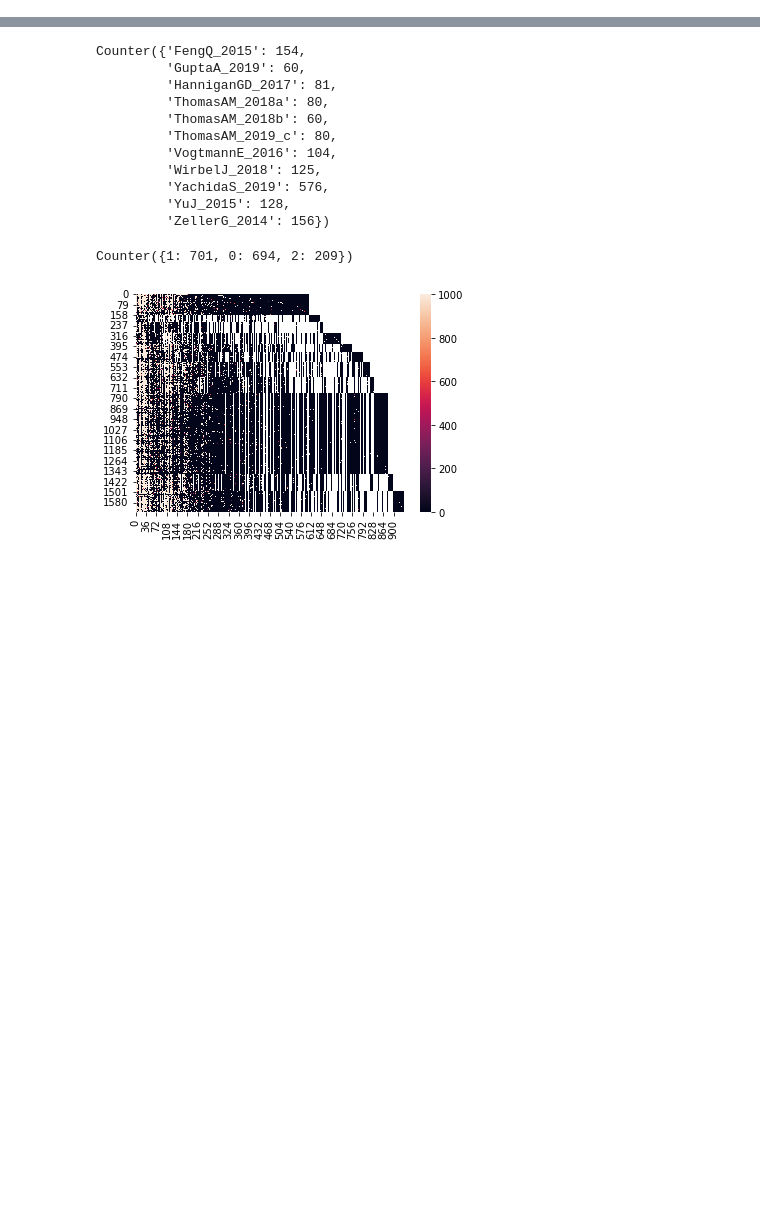
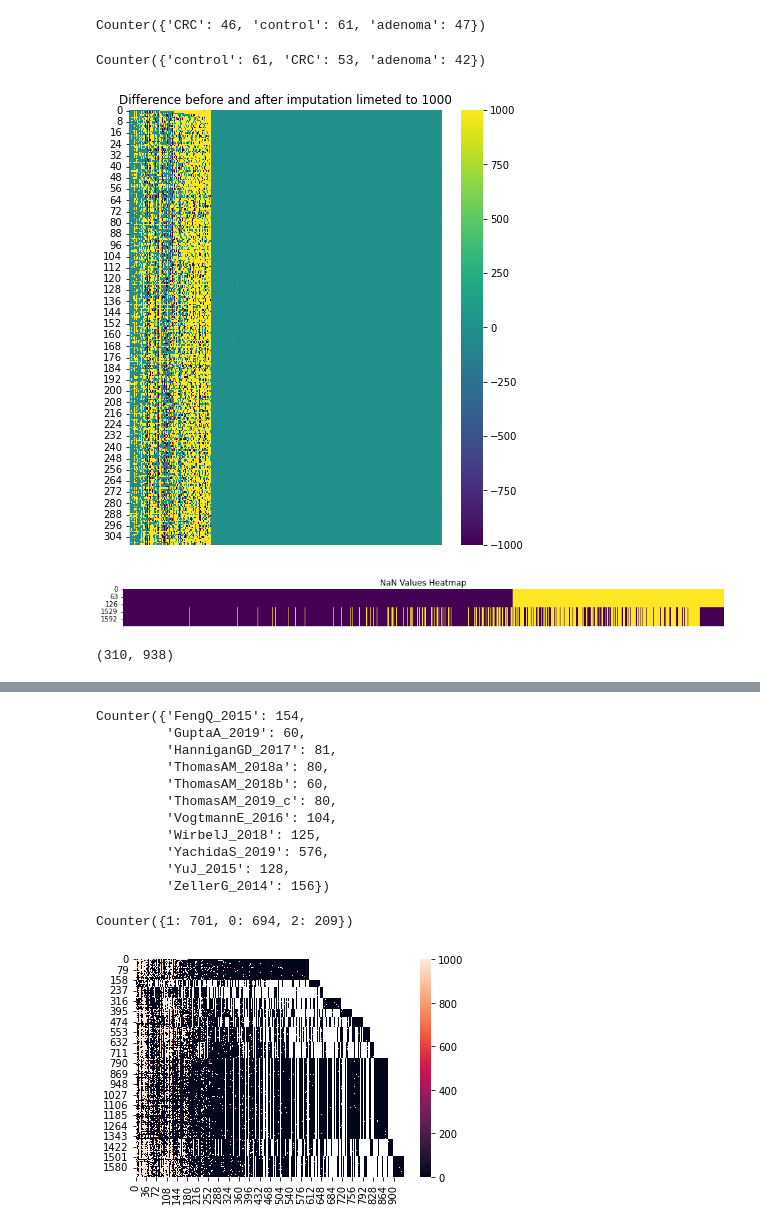
Before and after one commit to ysc12451/curatedMetagenomicDataAnalyses, a Jupyter notebook: vignettes/BasicMethods.ipynb, the cells around one changed output, grey strips where cells are left out. Saved outputs shown, nothing was run; the diff lists cells and outputs as text; code cells hidden in the pictures; blank space fills up the shorter version.

```diff
--- a/vignettes/BasicMethods.ipynb
+++ b/vignettes/BasicMethods.ipynb
@@ -42,13 +42,19 @@ FP_CRC_META = os.path.join("crc_meta.csv")
 FP_CRC_SEPARATE = os.path.join("crc_separate_taxon.csv")
 FP_CRC_WHOLE = os.path.join("crc_whole_taxon.csv")
 FP_CRC_MAT = os.path.join("crc_mat.csv")
+FP_DIFF_FZ = os.path.join(".\\processed\\diff_FZ.csv")
 # %%
 crc_meta = pd.read_csv(FP_CRC_META)
+na_indices = np.where(crc_meta.study_condition.isna())[0]
+crc_meta = crc_meta.drop(na_indices)
 # crc_sepa = pd.read_csv(FP_CRC_SEPARATE)
 crc_whole = pd.read_csv(FP_CRC_WHOLE)
-crc_whole = crc_whole.fillna(0)
+crc_whole = crc_whole.drop(na_indices)
+diff_FZ = pd.read_csv(FP_DIFF_FZ)
+# crc_whole = crc_whole.fillna(0)
+
 # crc_data = crc_sepa.iloc[7:, 3:]
 # crc_data = crc_data.astype(float)
 
-crc_sepa.rename(columns={'Unnamed: 0': 'observations'}, inplace=True)
+# crc_sepa.rename(columns={'Unnamed: 0': 'observations'}, inplace=True)
 study_names = np.unique(crc_whole.study_name)
@@ -54,0 +93,22 @@ study_names = np.unique(crc_whole.study_name)
+# %%
+Counter(crc_whole[crc_whole['study_name'].isin([study_names[0]])].study_condition)
+# %% [output]
+Counter({'CRC': 46, 'control': 61, 'adenoma': 47})
+# %%
+Counter(crc_whole[crc_whole['study_name'].isin([study_names[10]])].study_condition)
+# %% [output]
+Counter({'control': 61, 'CRC': 53, 'adenoma': 42})
+# %%
+plt.figure(figsize=(7, 8))
+sns.heatmap(diff_FZ, cmap='viridis', cbar=True, annot=False, vmax = 1000, vmin=-1000, xticklabels=False)
+plt.title('Difference before and after imputation limeted to 1000')
+plt.show()
+# %% [output]
+[figure, added]
+# %%
+plt.figure(figsize=(16, 1))
+sns.heatmap(crc_whole_FZ.isnull(), cmap='viridis', cbar=False, xticklabels=False)
+plt.title('NaN Values Heatmap')
+plt.show()
+# %% [output]
+[figure, added]
@@ -54,0 +117,4 @@ study_names = np.unique(crc_whole.study_name)
+# %%
+crc_whole_FZ.shape
+# %% [output]
+(310, 938)
```
Also changed, not shown: parts of 11 cells of this notebook, 16 other files.
